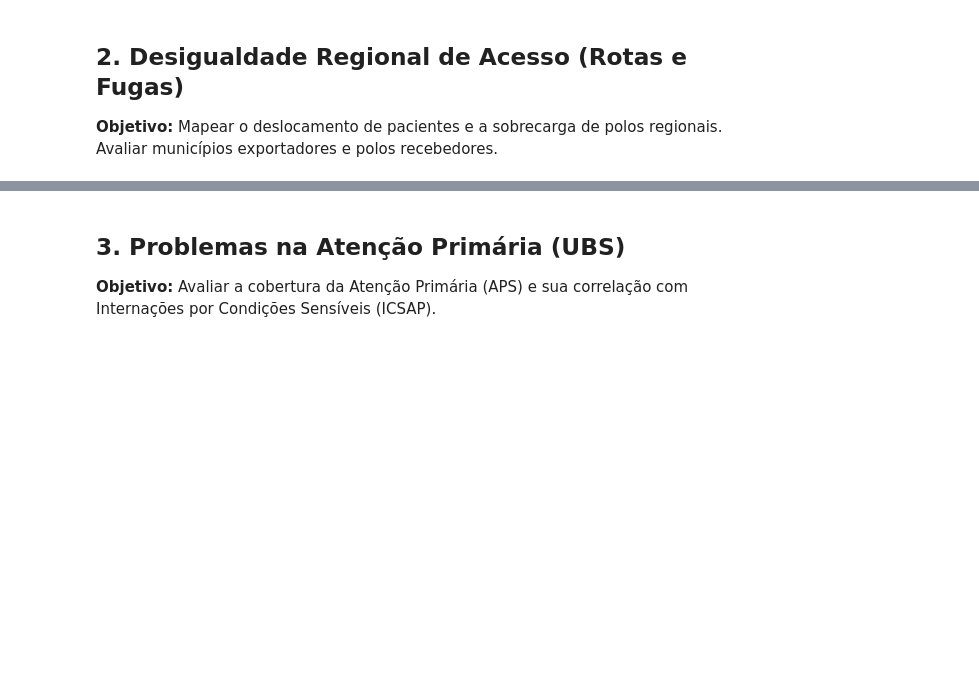
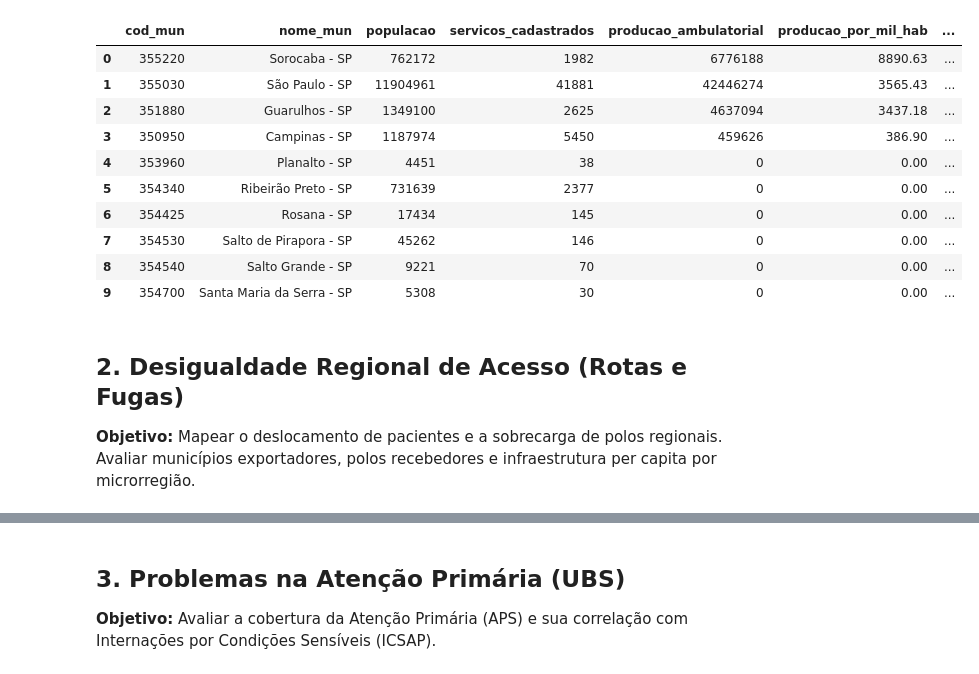
Before and after one commit to MoraesMiguel/InternaSUS, a Jupyter notebook: notebooks/InternaSUS.ipynb, the cells around one changed output, grey strips where cells are left out. Drawn from its saved outputs; the diff is of its cells as text; code cells hidden in the pictures; blank space fills up the shorter version.

```diff
--- a/notebooks/InternaSUS.ipynb
+++ b/notebooks/InternaSUS.ipynb
@@ -94,5 +264,41 @@ display(pressao_leitos.head(10))
+# %%
+# 1.4 — Defasagem entre oferta de serviços especializados cadastrados e demanda ambulatorial (proxy agregado)
+defasagem_especialidades = conn.execute(f"""
+    WITH oferta AS (
+        SELECT CODUFMUN AS cod_mun, COUNT(*) AS servicos_especializados_cadastrados
+        FROM cnes_sr_atual GROUP BY 1
+    ),
+    demanda AS (
+        SELECT LEFT(PA_UFMUN, 6) AS cod_mun, COUNT(*) AS producao_ambulatorial
+        FROM sia WHERE ano = {ANO_REF} GROUP BY 1
+    )
+    SELECT
+        i.cod_mun, i.nome_mun, i.populacao,
+        COALESCE(o.servicos_especializados_cadastrados, 0) AS servicos_cadastrados,
+        COALESCE(d.producao_ambulatorial, 0) AS producao_ambulatorial,
+        ROUND(COALESCE(d.producao_ambulatorial, 0) * 1000.0 / NULLIF(i.populacao, 0), 2) AS producao_por_mil_hab,
+        ROUND(COALESCE(o.servicos_especializados_cadastrados, 0) * 1000.0 / NULLIF(i.populacao, 0), 4) AS servicos_por_mil_hab
+    FROM ibge_pop_ref i
+    LEFT JOIN oferta o ON i.cod_mun = o.cod_mun
+    LEFT JOIN demanda d ON i.cod_mun = d.cod_mun
+    ORDER BY producao_por_mil_hab DESC NULLS LAST
+""").df()
+
+display(defasagem_especialidades.head(10))
+# %% [output]
+|  | cod_mun | nome_mun | populacao | servicos_cadastrados | producao_ambulatorial | producao_por_mil_hab | ... |
+| 0 | 355220 | Sorocaba - SP | 762172 | 1982 | 6776188 | 8890.63 | ... |
+| 1 | 355030 | São Paulo - SP | 11904961 | 41881 | 42446274 | 3565.43 | ... |
+| 2 | 351880 | Guarulhos - SP | 1349100 | 2625 | 4637094 | 3437.18 | ... |
+| 3 | 350950 | Campinas - SP | 1187974 | 5450 | 459626 | 386.90 | ... |
+| 4 | 353960 | Planalto - SP | 4451 | 38 | 0 | 0.00 | ... |
+| 5 | 354340 | Ribeirão Preto - SP | 731639 | 2377 | 0 | 0.00 | ... |
+| 6 | 354425 | Rosana - SP | 17434 | 145 | 0 | 0.00 | ... |
+| 7 | 354530 | Salto de Pirapora - SP | 45262 | 146 | 0 | 0.00 | ... |
+| 8 | 354540 | Salto Grande - SP | 9221 | 70 | 0 | 0.00 | ... |
+| 9 | 354700 | Santa Maria da Serra - SP | 5308 | 30 | 0 | 0.00 | ... |
 # %% [markdown]
 ## 2. Desigualdade Regional de Acesso (Rotas e Fugas)
-**Objetivo:** Mapear o deslocamento de pacientes e a sobrecarga de polos regionais. Avaliar municípios exportadores e polos recebedores.
+**Objetivo:** Mapear o deslocamento de pacientes e a sobrecarga de polos regionais. Avaliar municípios exportadores, polos recebedores e infraestrutura per capita por microrregião.
 # %%
 # 2.1 Municípios "Exportadores" de Pacientes (Fuga Assistencial)
```
Also changed, not shown: parts of 23 cells of this notebook, 20 other files.
